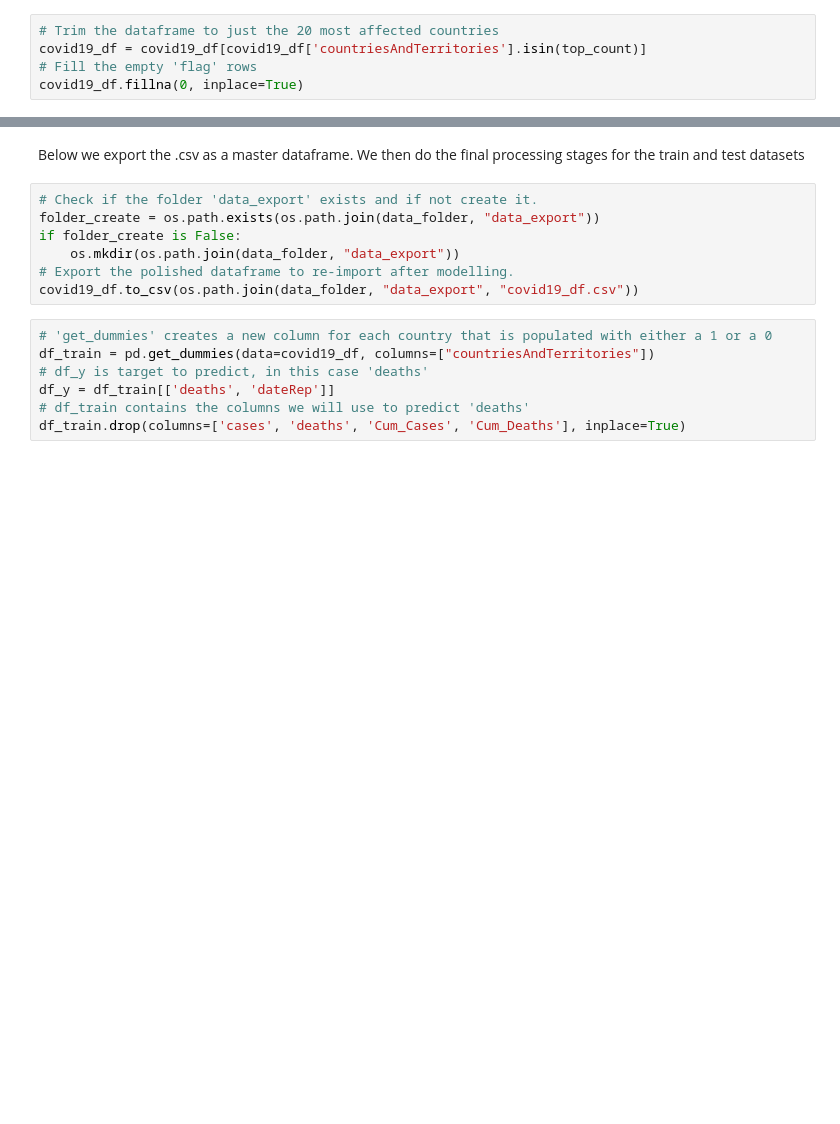
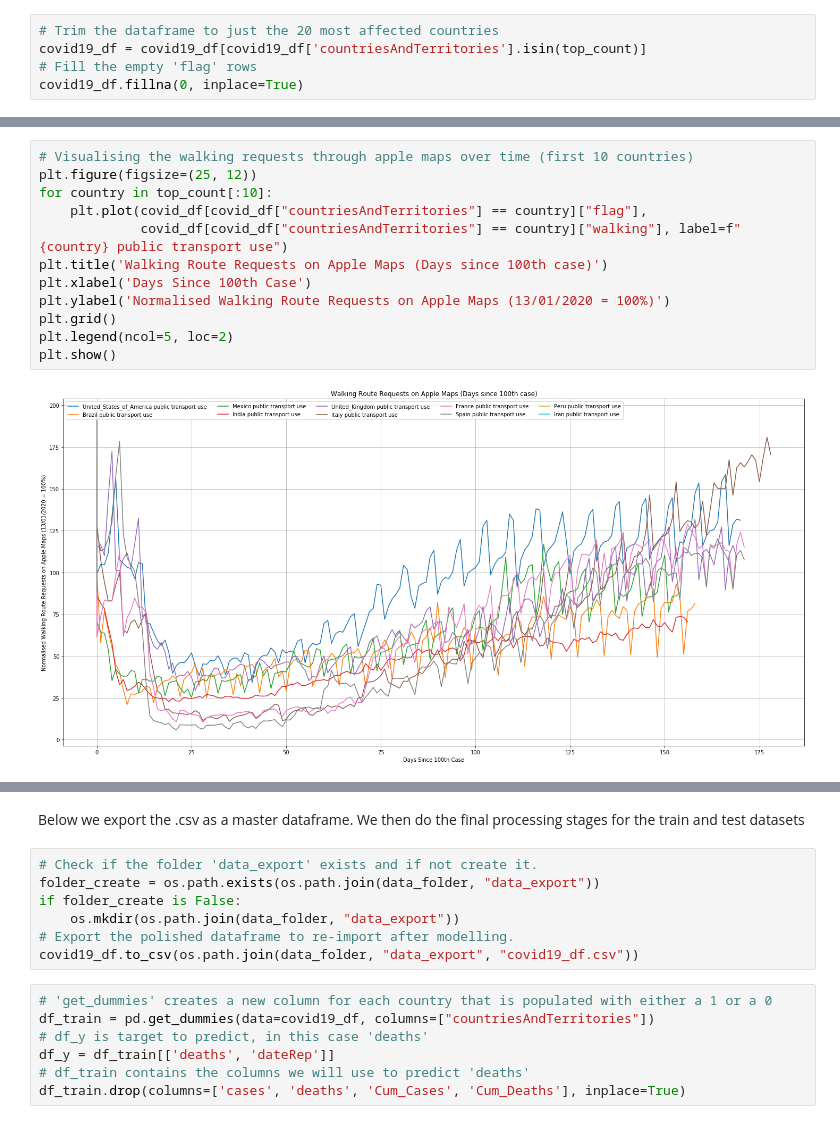
Before and after one commit to sameckford/Covid-19_Walkthrough_Part2, a Jupyter notebook: data_prep_covid_19.ipynb, the cells around one changed output, grey strips where cells are left out. Cells and saved outputs as stored; diff of their text form; blank space fills up the shorter version.

Commit message:
Import Apple Mobility Trends
Ability to import and add mobility trends to the dataframe.
Adjusted and standardised google search term result names

```diff
--- a/data_prep_covid_19.ipynb
+++ b/data_prep_covid_19.ipynb
@@ -118,0 +130,14 @@ covid19_df.fillna(0, inplace=True)
+# %%
+# Visualising the walking requests through apple maps over time (first 10 countries)
+plt.figure(figsize=(25, 12))
+for country in top_count[:10]:
+    plt.plot(covid_df[covid_df["countriesAndTerritories"] == country]["flag"],
+             covid_df[covid_df["countriesAndTerritories"] == country]["walking"], label=f"{country} public transport use")
+plt.title('Walking Route Requests on Apple Maps (Days since 100th case)')
+plt.xlabel('Days Since 100th Case')
+plt.ylabel('Normalised Walking Route Requests on Apple Maps (13/01/2020 = 100%)')
+plt.grid()
+plt.legend(ncol=5, loc=2)
+plt.show()
+# %% [output]
+[figure, added]
```
Also changed, not shown: parts of 18 cells of this notebook, 20 other files.
